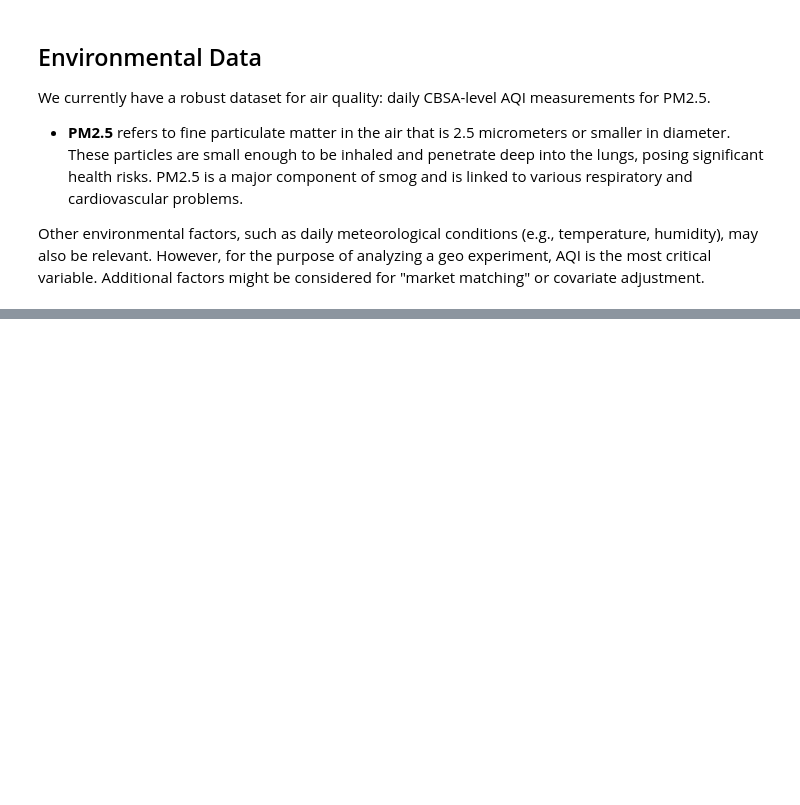
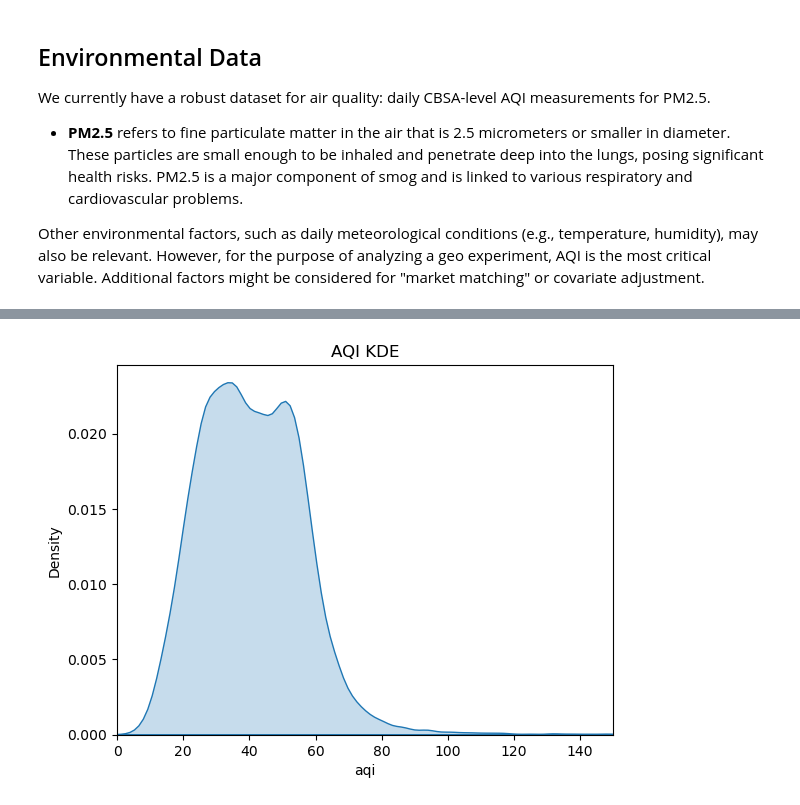
Before and after one commit to iherman10/aqi_geo_experiments, a Jupyter notebook: analysis.ipynb, the cells around one changed output, grey strips where cells are left out. Cells and saved outputs as stored; diff of their text form; code cells hidden in the pictures; blank space fills up the shorter version.

```diff
--- a/analysis.ipynb
+++ b/analysis.ipynb
@@ -416,3 +438,7 @@ We currently have a robust dataset for air quality: daily CBSA-level AQI measure
 - **PM2.5** refers to fine particulate matter in the air that is 2.5 micrometers or smaller in diameter. These particles are small enough to be inhaled and penetrate deep into the lungs, posing significant health risks. PM2.5 is a major component of smog and is linked to various respiratory and cardiovascular problems.
 
 Other environmental factors, such as daily meteorological conditions (e.g., temperature, humidity), may also be relevant. However, for the purpose of analyzing a geo experiment, AQI is the most critical variable. Additional factors might be considered for "market matching" or covariate adjustment.
+# %%
+# Make copy of data for exploration
+
+eda_final_pm25_daily = final_pm25_daily.copy()
@@ -418,0 +494,10 @@ Other environmental factors, such as daily meteorological conditions (e.g., temp
+# %%
+# Plot distribution of AQI
+# Appears to have slight bimodal distribution centered around 30 and 60
+
+sns.kdeplot(data=eda_final_pm25_daily, x='aqi', fill=True)
+plt.title('AQI KDE')
+plt.xlim(0, 150)
+plt.show()
+# %% [output]
+[figure, added]
```
Also changed, not shown: parts of 7 cells of this notebook.
